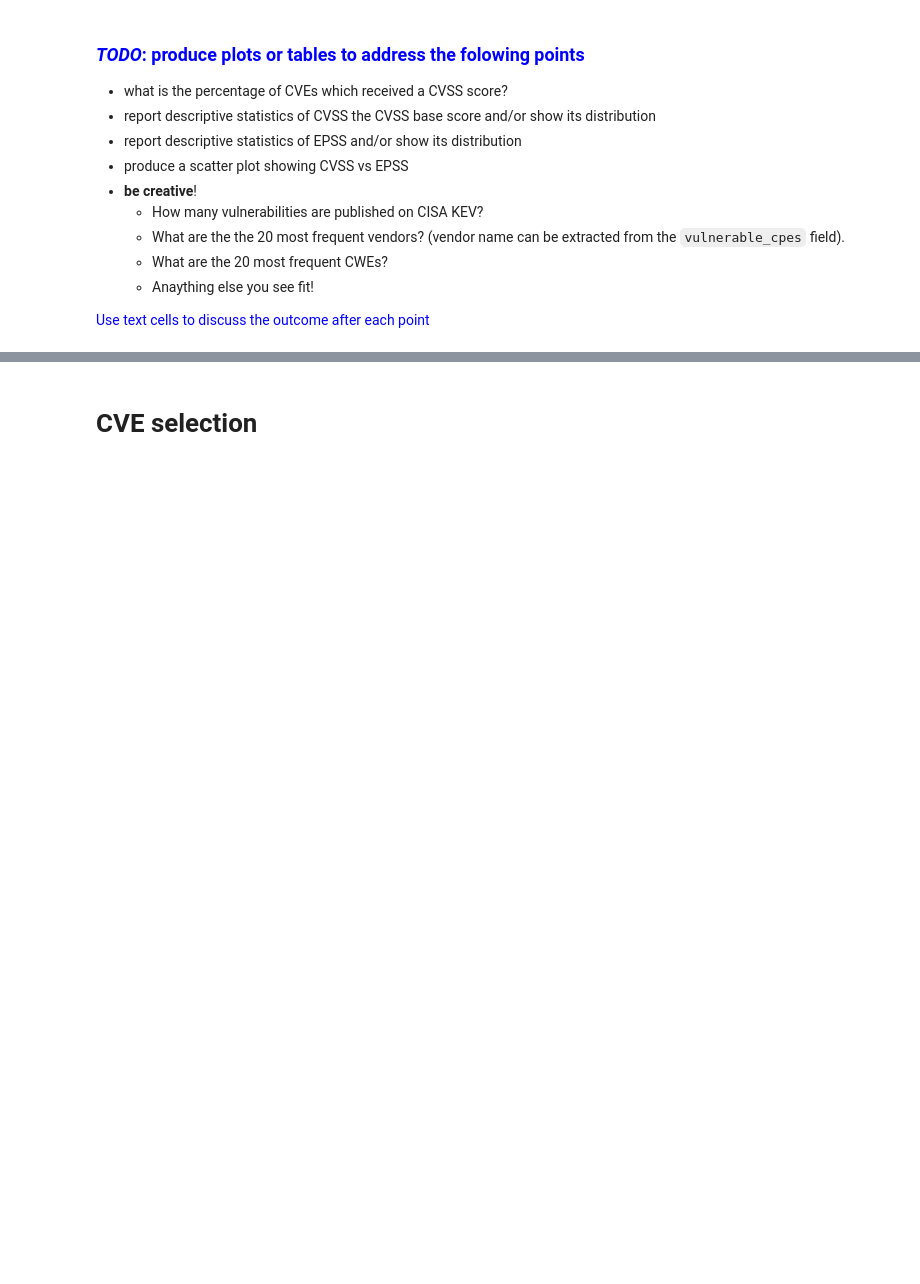
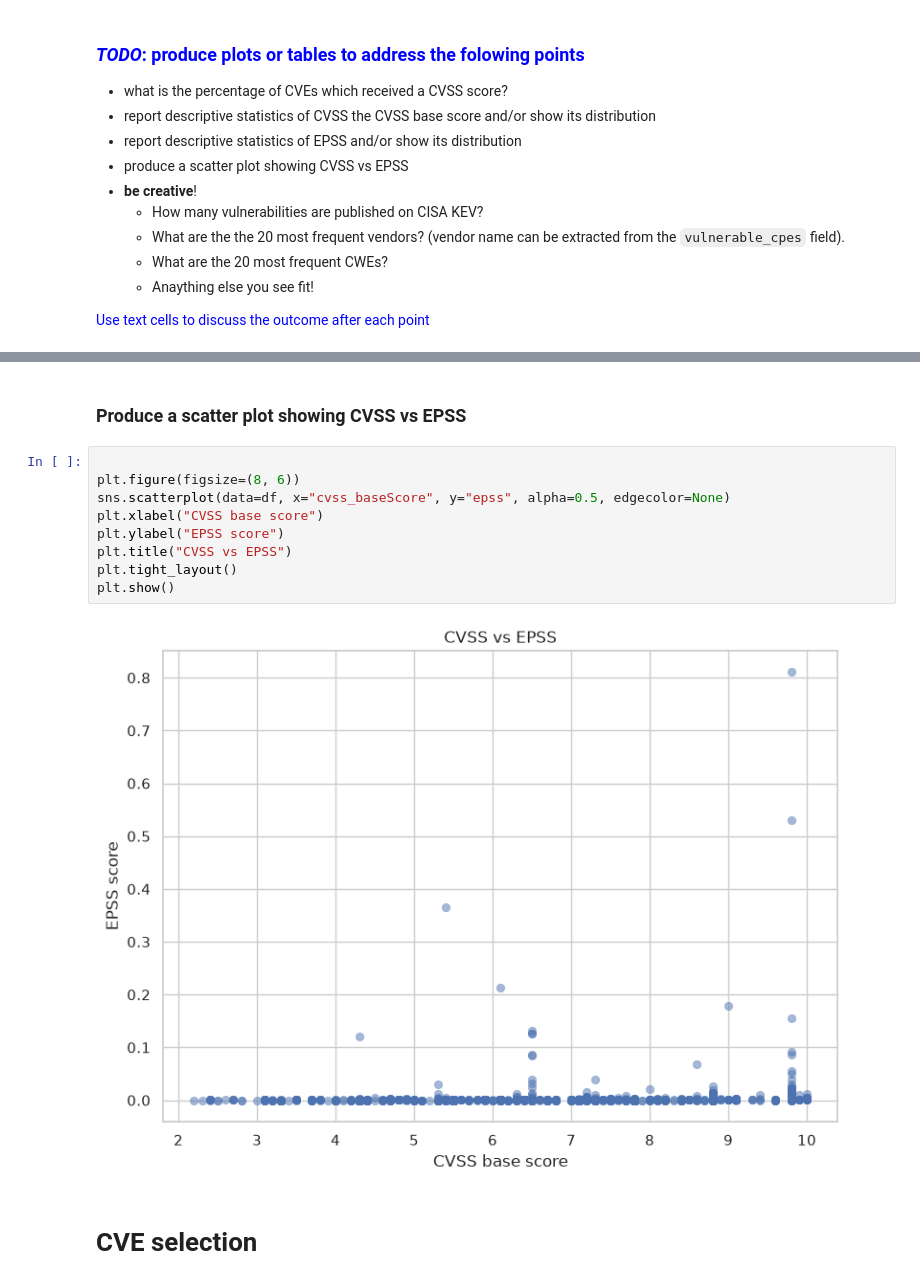
Before and after one commit to PasqualiniGabriele/505MI-LAB, a Jupyter notebook: 01_EPSS/LAB_EPSS.ipynb, the cells around one changed output, grey strips where cells are left out. Saved outputs shown, nothing was run; the diff lists cells and outputs as text; blank space fills up the shorter version.

```diff
--- a/01_EPSS/LAB_EPSS.ipynb
+++ b/01_EPSS/LAB_EPSS.ipynb
@@ -136,3 +273,16 @@ for idx, x in enumerate(df.sort_values('cve.published', ascending=False)[:10].it
+# %% [markdown]
+### Produce a scatter plot showing CVSS vs EPSS
+# %%
+
+plt.figure(figsize=(8, 6))
+sns.scatterplot(data=df, x="cvss_baseScore", y="epss", alpha=0.5, edgecolor=None)
+plt.xlabel("CVSS base score")
+plt.ylabel("EPSS score")
+plt.title("CVSS vs EPSS")
+plt.tight_layout()
+plt.show()
+# %% [output]
+[figure, added]
 # %% [markdown]
 # CVE selection
 # %% [markdown]
```
Also changed, not shown: parts of 12 cells of this notebook.
